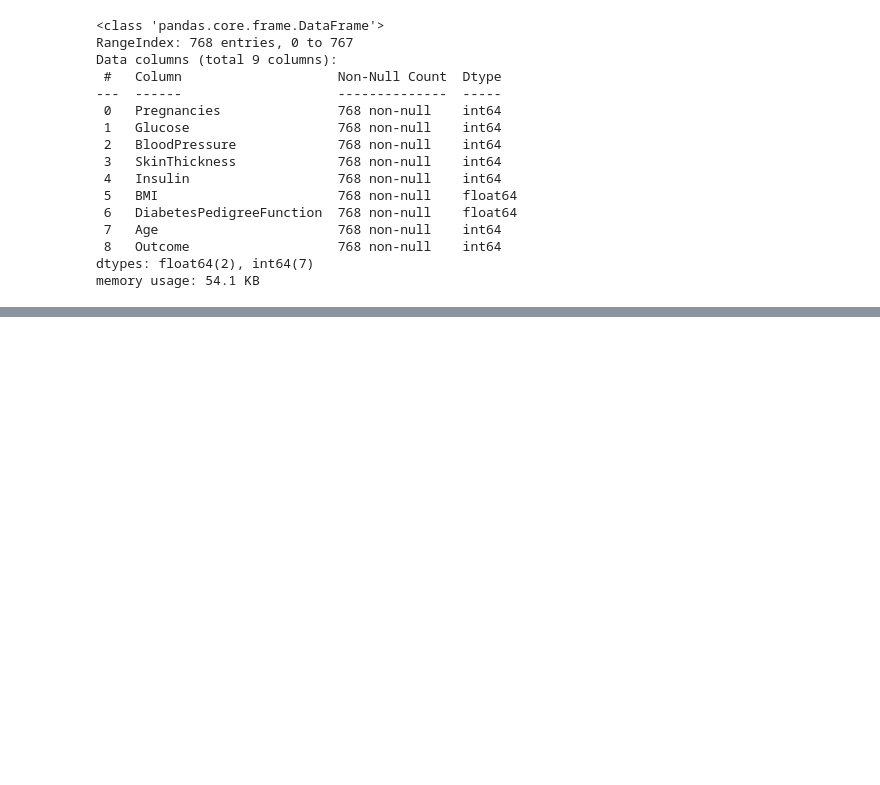
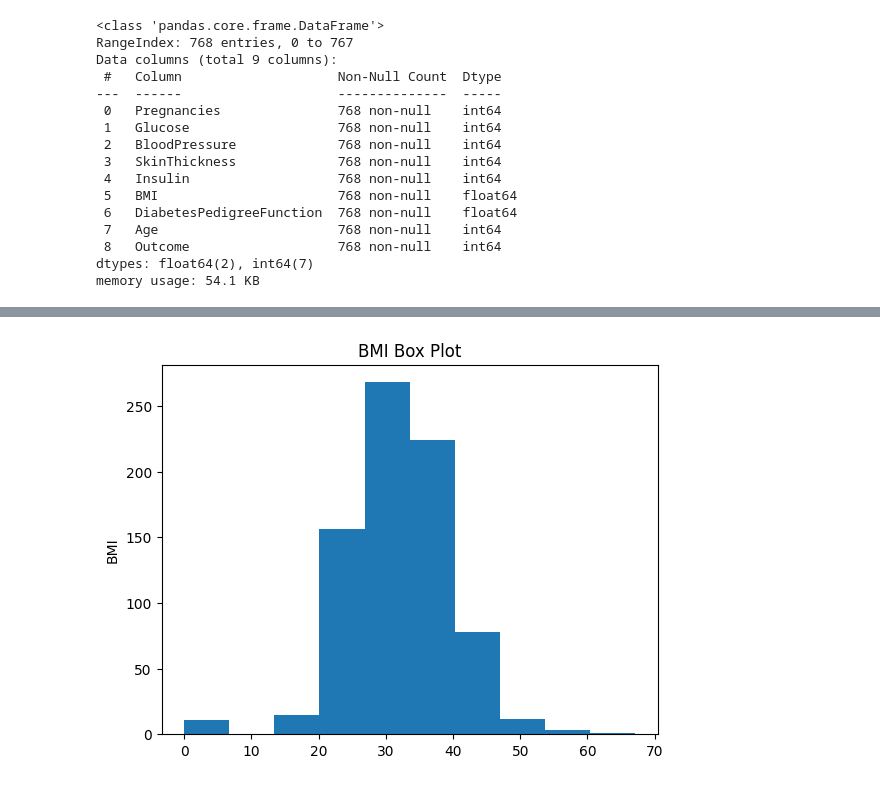
Before and after one commit to Vivekraj-adhikari/scratch-vs-sklearn, a Jupyter notebook: logistic-regression/diabetes_prediction.ipynb, the cells around one changed output, grey strips where cells are left out. Cells and saved outputs as stored; diff of their text form; code cells hidden in the pictures; blank space fills up the shorter version.

```diff
--- a/logistic-regression/diabetes_prediction.ipynb
+++ b/logistic-regression/diabetes_prediction.ipynb
@@ -35,0 +85,8 @@ diabetes_df.describe()
+# %%
+plt.hist(diabetes_df['BMI'])
+
+plt.title('BMI Box Plot')
+plt.ylabel('BMI')
+plt.show()
+# %% [output]
+[figure, added]
```
Also changed, not shown: parts of 6 cells of this notebook.
